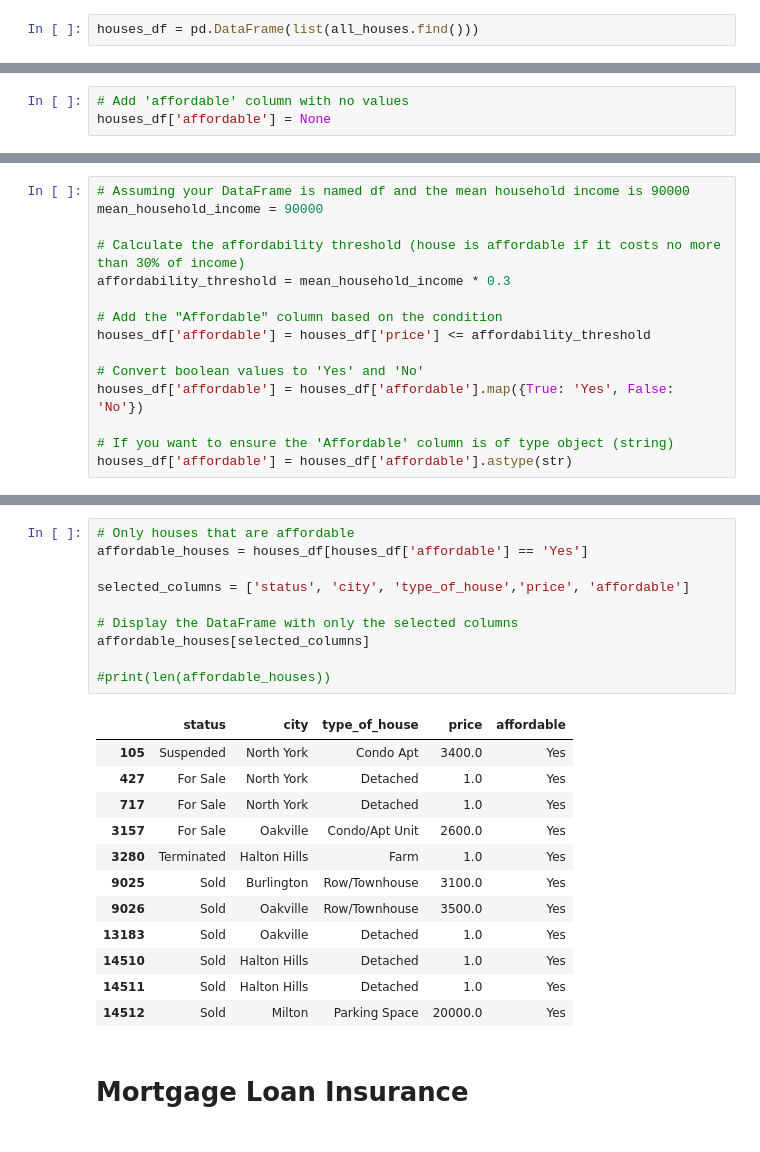
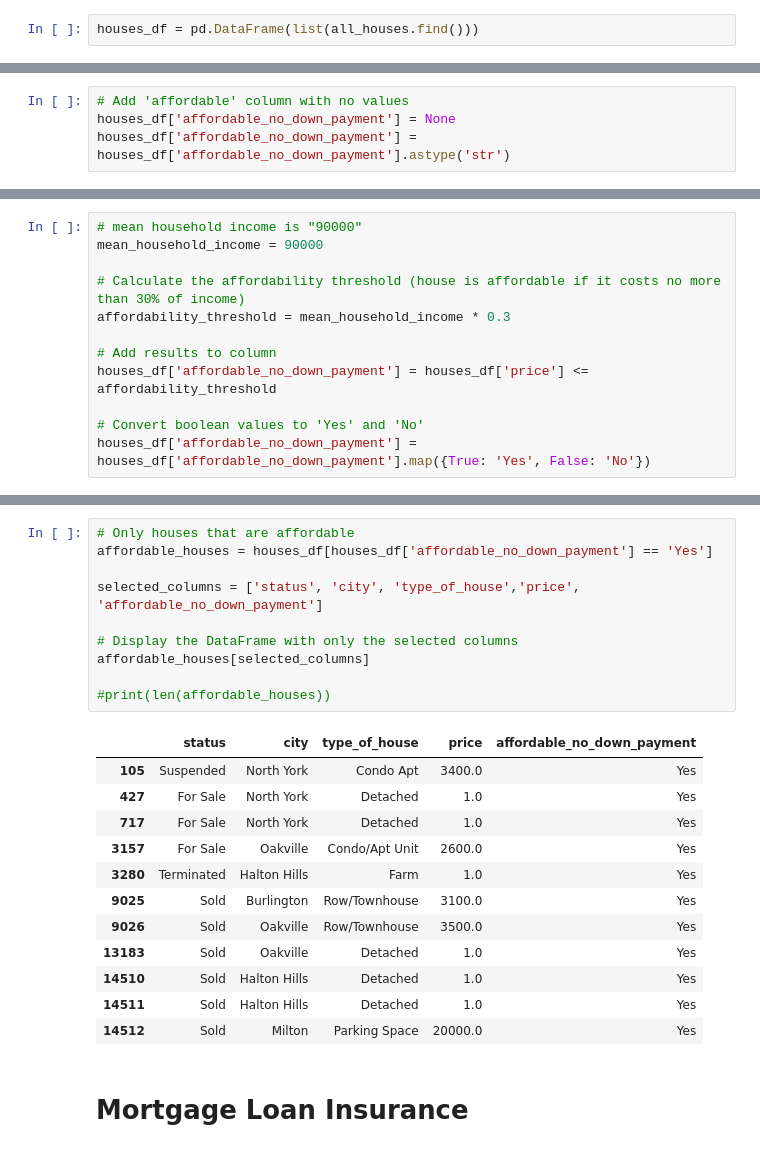
Before and after one commit to MaisieDeGraaf/Housing-Project_Final, a Jupyter notebook: Affordability_and_loan_insurance.ipynb, the cells around one changed output, grey strips where cells are left out. Cells and saved outputs as stored; diff of their text form.

```diff
--- a/Affordability_and_loan_insurance.ipynb
+++ b/Affordability_and_loan_insurance.ipynb
@@ -31,6 +39,7 @@ houses_df.sample(3)
 # %%
 # Add 'affordable' column with no values
-houses_df['affordable'] = None
+houses_df['affordable_no_down_payment'] = None
+houses_df['affordable_no_down_payment'] = houses_df['affordable_no_down_payment'].astype('str')
 # %%
 houses_df.info()
 # %% [output]
@@ -52,20 +61,17 @@ Data columns (total 16 columns):
 dtypes: datetime64[ns](1), float64(8), object(7)
 memory usage: 1.9+ MB
 # %%
-# Assuming your DataFrame is named df and the mean household income is 90000
+# mean household income is "90000"
 mean_household_income = 90000
 
 # Calculate the affordability threshold (house is affordable if it costs no more than 30% of income)
 affordability_threshold = mean_household_income * 0.3
 
-# Add the "Affordable" column based on the condition
-houses_df['affordable'] = houses_df['price'] <= affordability_threshold
+# Add results to column
+houses_df['affordable_no_down_payment'] = houses_df['price'] <= affordability_threshold
 
 # Convert boolean values to 'Yes' and 'No'
-houses_df['affordable'] = houses_df['affordable'].map({True: 'Yes', False: 'No'})
-
-# If you want to ensure the 'Affordable' column is of type object (string)
-houses_df['affordable'] = houses_df['affordable'].astype(str)
+houses_df['affordable_no_down_payment'] = houses_df['affordable_no_down_payment'].map({True: 'Yes', False: 'No'})
 # %%
 houses_df_sorted = houses_df.sort_values(by='price')
 houses_df_sorted.head(15)
@@ -88,16 +94,16 @@ houses_df_sorted.head(15)
 | 9027 | 661ffed4b868db40d1ac56a4 | 3184 Spruce Ave | Sold | NaN | NaN | NaN | NaN | 0.0 | 0.0 | Burlington | ... |
 # %%
 # Only houses that are affordable
-affordable_houses = houses_df[houses_df['affordable'] == 'Yes']
+affordable_houses = houses_df[houses_df['affordable_no_down_payment'] == 'Yes']
 
-selected_columns = ['status', 'city', 'type_of_house','price', 'affordable']
+selected_columns = ['status', 'city', 'type_of_house','price', 'affordable_no_down_payment']
 
 # Display the DataFrame with only the selected columns
 affordable_houses[selected_columns]
 
 #print(len(affordable_houses))
 # %% [output]
-|  | status | city | type_of_house | price | affordable |
+|  | status | city | type_of_house | price | affordable_no_down_payment |
 | 105 | Suspended | North York | Condo Apt | 3400.0 | Yes |
 | 427 | For Sale | North York | Detached | 1.0 | Yes |
 | 717 | For Sale | North York | Detached | 1.0 | Yes |
```
Also changed, not shown: parts of 9 cells of this notebook.
